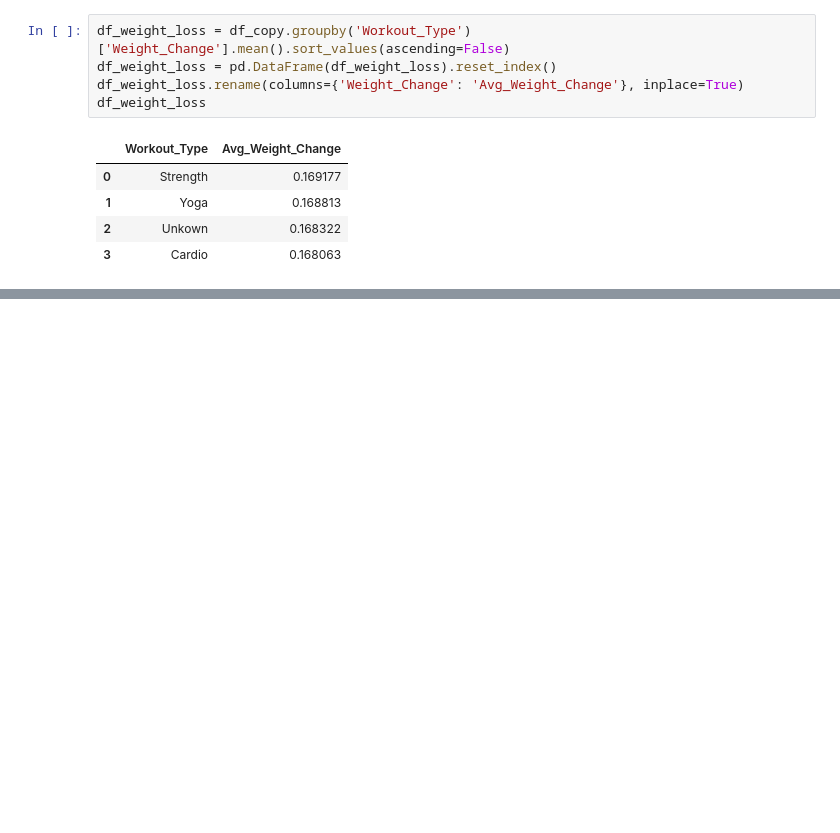
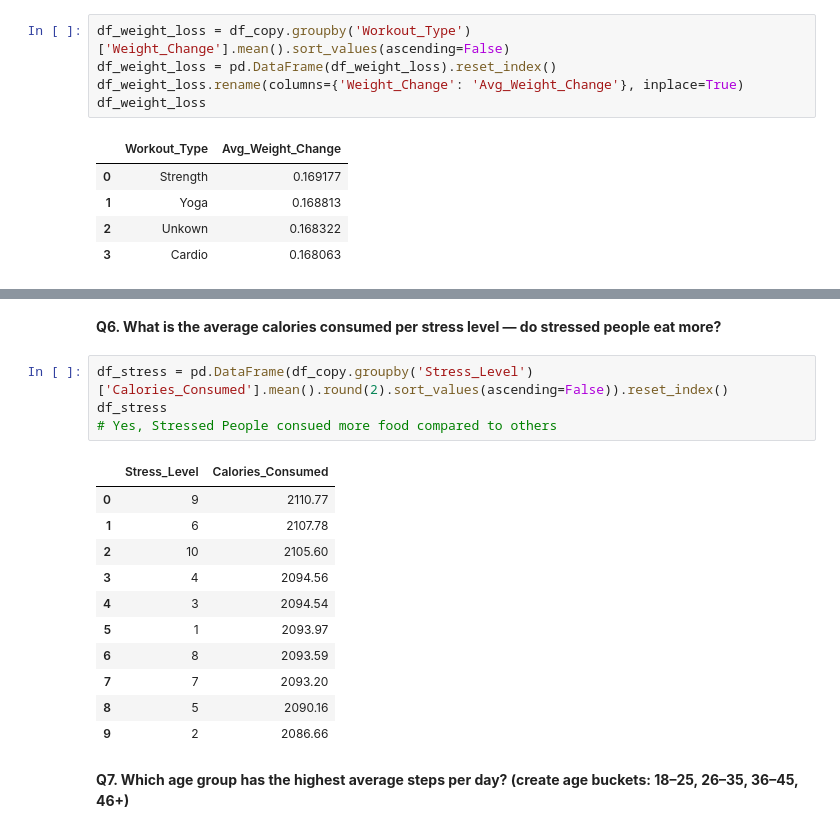
Before and after one commit to Abhaypanchal5/Data-Analytics-Portfolio, a Jupyter notebook: 04_End-To-End-Project/LifeStyle/NoteBook/LifeStyle.ipynb, the cells around one changed output, grey strips where cells are left out. Saved outputs shown, nothing was run; the diff lists cells and outputs as text; blank space fills up the shorter version.

```diff
--- a/04_End-To-End-Project/LifeStyle/NoteBook/LifeStyle.ipynb
+++ b/04_End-To-End-Project/LifeStyle/NoteBook/LifeStyle.ipynb
@@ -258,0 +279,20 @@ df_weight_loss
+# %% [markdown]
+**Q6. What is the average calories consumed per stress level — do stressed people eat more?**
+# %%
+df_stress = pd.DataFrame(df_copy.groupby('Stress_Level')['Calories_Consumed'].mean().round(2).sort_values(ascending=False)).reset_index()
+df_stress
+# Yes, Stressed People consued more food compared to others
+# %% [output]
+|  | Stress_Level | Calories_Consumed |
+| 0 | 9 | 2110.77 |
+| 1 | 6 | 2107.78 |
+| 2 | 10 | 2105.60 |
+| 3 | 4 | 2094.56 |
+| 4 | 3 | 2094.54 |
+| 5 | 1 | 2093.97 |
+| 6 | 8 | 2093.59 |
+| 7 | 7 | 2093.20 |
+| 8 | 5 | 2090.16 |
+| 9 | 2 | 2086.66 |
+# %% [markdown]
+**Q7. Which age group has the highest average steps per day? (create age buckets: 18–25, 26–35, 36–45, 46+)**
```
Also changed, not shown: parts of 2 cells of this notebook.
